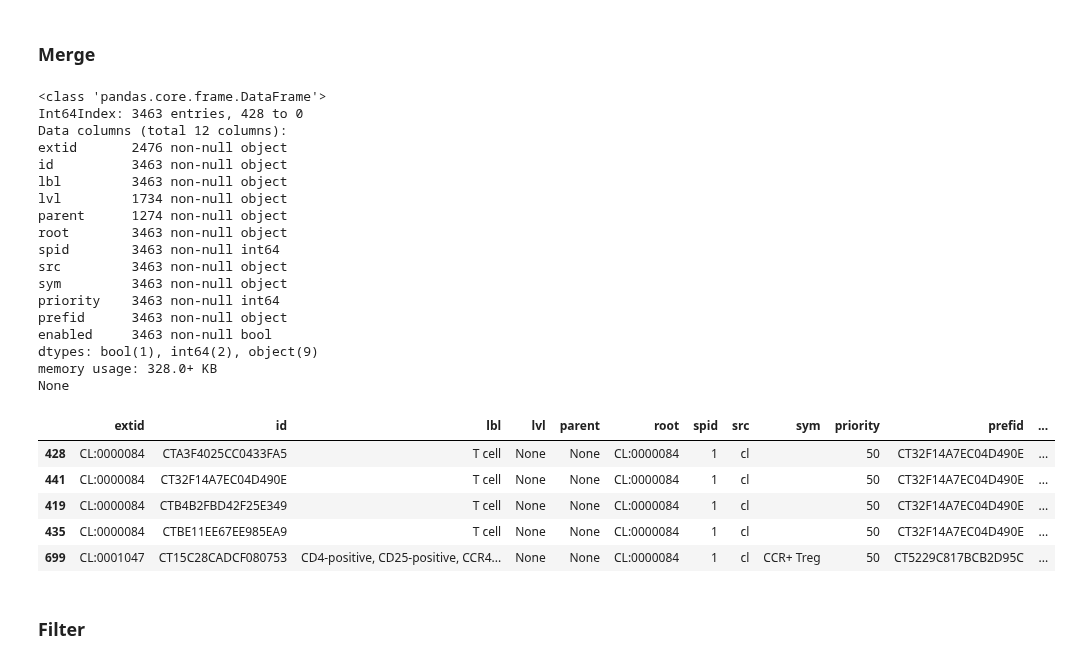
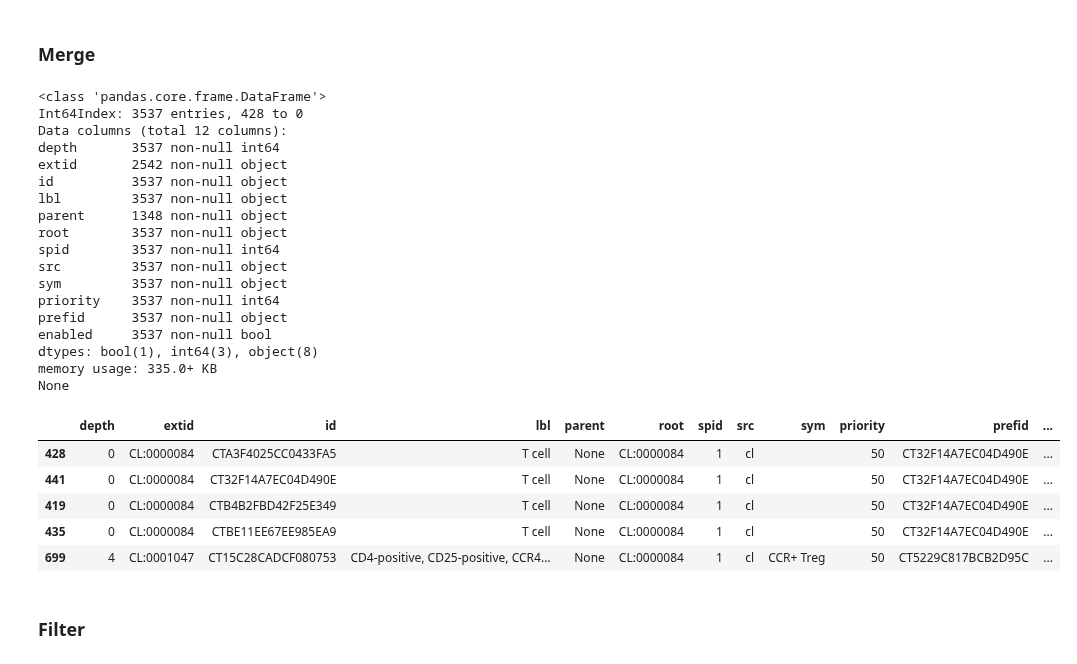
Before and after one commit to hammerlab/t-cell-relation-extraction, a Jupyter notebook: pipeline/03-meta-cell-types.ipynb, the cells around one changed output. Drawn from its saved outputs; the diff is of its cells as text; code cells hidden in the pictures.

```diff
--- a/pipeline/03-meta-cell-types.ipynb
+++ b/pipeline/03-meta-cell-types.ipynb
@@ -132,5 +133,8 @@ search('th17', df_cl_raw)
 # %%
-dfm = pd.read_csv(osp.join(META_DATA_DIR, 'raw', lib.CELL_TYPES + '.manual.csv'), sep=',', comment='#', error_bad_lines=False, warn_bad_lines=False)
+# If this gives an error, it is likely that the delimiter was typed incorrectly in one of the sym strings in the raw file
+dfm = pd.read_csv(osp.join(META_DATA_DIR, 'raw', CELL_TYPES + '.manual.csv'), sep=',', comment='#', error_bad_lines=True, warn_bad_lines=True)
+# Ignore hand-engineered depth feature in favor of distance within ontology
+dfm = dfm.drop('lvl', axis=1)
 for c in dfm.select_dtypes(include=[object]):
     dfm[c] = dfm[c].apply(lambda v: None if pd.isnull(v) or not v.strip() else v.strip())
 dfm.head()
@@ -146,7 +150,7 @@ import unidecode
 
 def parse(r):
     df = []
-    lbl, lvl = r['lbl'].strip(), int(r['lvl'])
+    lbl = r['lbl'].strip()
     syms = r['syms'].split('|')
     extid = r['cl0']
     parid = r['cl1']
@@ -157,7 +161,7 @@ def parse(r):
     assert len(lkp) > 0
 
     def append(sym, lbl, extid):
-        df.append((sym, lbl, lvl, extid, parid, rootid))
+        df.append((sym, lbl, extid, parid, rootid))
 
     for lk, lv in lkp.items():
         lv = None if lv is None or not lv.strip() else lv.strip()
@@ -170,7 +174,7 @@ def parse(r):
                 append(symf, lblf, extidf)
                 append(symf.replace('-', ' '), lblf, extidf)
                 append(symf.replace('-', ''), lblf, extidf)
-    return pd.DataFrame(df, columns=['sym', 'lbl', 'lvl', 'extid', 'parent', 'root']).drop_duplicates()
+    return pd.DataFrame(df, columns=['sym', 'lbl', 'extid', 'parent', 'root']).drop_duplicates()
 
 def flatten(df):
     return pd.concat([parse(r) for _, r in df.iterrows()])
@@ -208,0 +215,6 @@ dfc[dfc['sym'].isin(['IEL', 'Th1', 'Th0', 'Th', 'MAIT', 'Tfh1like'])]
+# %%
+# Create mapping of CL ids to depth
+m_depth = df_cl.groupby('extid')['depth'].unique()
+assert (m_depth.apply(len) == 1).all()
+m_depth = m_depth.apply(lambda v: v[0])
+m_depth.head()
@@ -208,0 +229,9 @@ dfc[dfc['sym'].isin(['IEL', 'Th1', 'Th0', 'Th', 'MAIT', 'Tfh1like'])]
+# %%
+# Assign depth based on exact CL ID but if a cell type does not exist in CL, assign
+# depth as the depth of the closest parent + 2 (i.e. assume it is a somewhat immediate child
+# -- +2 was chosen because this is the distance between T helper and ThN types)
+# capped at max depth + 1 of existing terms
+dfc['depth'] = dfc['extid'].map(m_depth).combine_first((dfc['parent'].map(m_depth) + 2).clip(0, m_depth.max() + 1))
+assert dfc['depth'].notnull().all()
+dfc['depth'] = dfc['depth'].astype(int)
+dfc['depth'].value_counts()
@@ -213,37 +291,38 @@ df_manual = dfc.copy()
 # %%
 SRC_PRIORITY = {
     'cl': 50,
     'manual': 20
 }
 df = pd.concat([df_cl, df_manual], sort=True)
 df = meta.add_source_priority(df, SRC_PRIORITY)
 df = meta.add_preferred_ids(df)
+assert df['depth'].notnull().all()
 print(df.info())
 df.head()
 # %% [output]
 <class 'pandas.core.frame.DataFrame'>
-Int64Index: 3463 entries, 428 to 0
+Int64Index: 3537 entries, 428 to 0
 Data columns (total 12 columns):
-extid       2476 non-null object
-id          3463 non-null object
-lbl         3463 non-null object
-lvl         1734 non-null object
-parent      1274 non-null object
-root        3463 non-null object
-spid        3463 non-null int64
-src         3463 non-null object
-sym         3463 non-null object
-priority    3463 non-null int64
-prefid      3463 non-null object
-enabled     3463 non-null bool
-dtypes: bool(1), int64(2), object(9)
-memory usage: 328.0+ KB
+depth       3537 non-null int64
+extid       2542 non-null object
+id          3537 non-null object
+lbl         3537 non-null object
+parent      1348 non-null object
+root        3537 non-null object
+spid        3537 non-null int64
+src         3537 non-null object
+sym         3537 non-null object
+priority    3537 non-null int64
+prefid      3537 non-null object
+enabled     3537 non-null bool
+dtypes: bool(1), int64(3), object(8)
+memory usage: 335.0+ KB
 None
-|  | extid | id | lbl | lvl | parent | root | spid | src | sym | priority | prefid | ... |
-| 428 | CL:0000084 | CTA3F4025CC0433FA5 | T cell | None | None | CL:0000084 | 1 | cl |  | 50 | CT32F14A7EC04D490E | ... |
-| 441 | CL:0000084 | CT32F14A7EC04D490E | T cell | None | None | CL:0000084 | 1 | cl |  | 50 | CT32F14A7EC04D490E | ... |
-| 419 | CL:0000084 | CTB4B2FBD42F25E349 | T cell | None | None | CL:0000084 | 1 | cl |  | 50 | CT32F14A7EC04D490E | ... |
-| 435 | CL:0000084 | CTBE11EE67EE985EA9 | T cell | None | None | CL:0000084 | 1 | cl |  | 50 | CT32F14A7EC04D490E | ... |
-| 699 | CL:0001047 | CT15C28CADCF080753 | CD4-positive, CD25-positive, CCR4... | None | None | CL:0000084 | 1 | cl | CCR+ Treg | 50 | CT5229C817BCB2D95C | ... |
+|  | depth | extid | id | lbl | parent | root | spid | src | sym | priority | prefid | ... |
+| 428 | 0 | CL:0000084 | CTA3F4025CC0433FA5 | T cell | None | CL:0000084 | 1 | cl |  | 50 | CT32F14A7EC04D490E | ... |
+| 441 | 0 | CL:0000084 | CT32F14A7EC04D490E | T cell | None | CL:0000084 | 1 | cl |  | 50 | CT32F14A7EC04D490E | ... |
+| 419 | 0 | CL:0000084 | CTB4B2FBD42F25E349 | T cell | None | CL:0000084 | 1 | cl |  | 50 | CT32F14A7EC04D490E | ... |
+| 435 | 0 | CL:0000084 | CTBE11EE67EE985EA9 | T cell | None | CL:0000084 | 1 | cl |  | 50 | CT32F14A7EC04D490E | ... |
+| 699 | 4 | CL:0001047 | CT15C28CADCF080753 | CD4-positive, CD25-positive, CCR4... | None | CL:0000084 | 1 | cl | CCR+ Treg | 50 | CT5229C817BCB2D95C | ... |
 # %% [markdown]
 ### Filter
```
Also changed, not shown: parts of 20 cells of this notebook, 8 other files.
